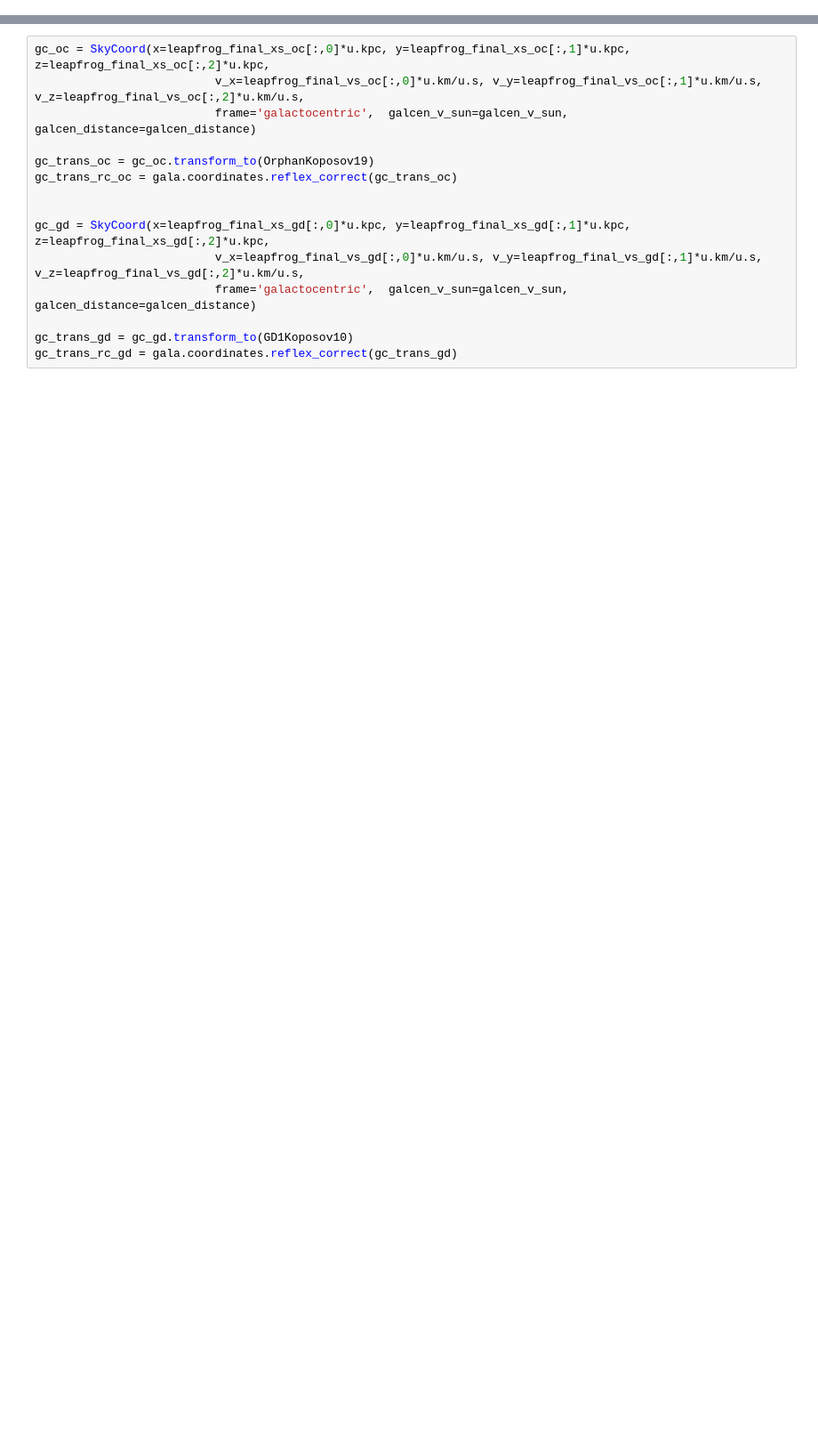
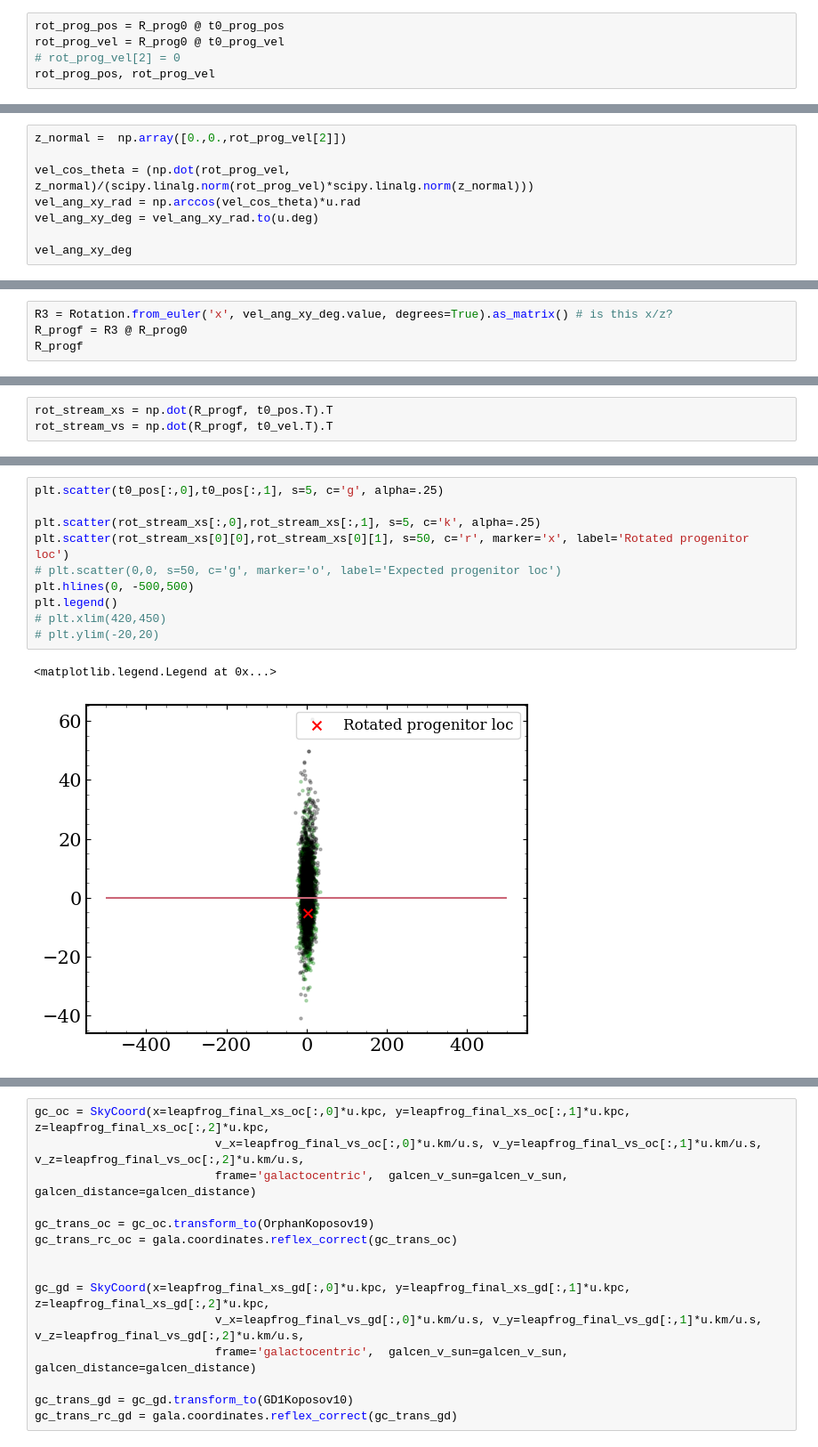
Before and after one commit to dc-broo3/oceanus, a Jupyter notebook: analysis/streamgenerator.ipynb, the cells around one changed output, grey strips where cells are left out. Shown at 89% size. Saved outputs shown, nothing was run; the diff lists cells and outputs as text; blank space fills up the shorter version.

```diff
--- a/analysis/streamgenerator.ipynb
+++ b/analysis/streamgenerator.ipynb
@@ -33,0 +89,5 @@ with h5py.File('stream-runs/Full-MWhalo-MWdisc-LMC.hdf5','r') as file:
+# %%
+rot_prog_pos = R_prog0 @ t0_prog_pos
+rot_prog_vel = R_prog0 @ t0_prog_vel
+# rot_prog_vel[2] = 0
+rot_prog_pos, rot_prog_vel
@@ -33,0 +97,8 @@ with h5py.File('stream-runs/Full-MWhalo-MWdisc-LMC.hdf5','r') as file:
+# %%
+z_normal =  np.array([0.,0.,rot_prog_vel[2]])
+
+vel_cos_theta = (np.dot(rot_prog_vel, z_normal)/(scipy.linalg.norm(rot_prog_vel)*scipy.linalg.norm(z_normal)))
+vel_ang_xy_rad = np.arccos(vel_cos_theta)*u.rad
+vel_ang_xy_deg = vel_ang_xy_rad.to(u.deg)
+
+vel_ang_xy_deg
@@ -33,0 +107,4 @@ with h5py.File('stream-runs/Full-MWhalo-MWdisc-LMC.hdf5','r') as file:
+# %%
+R3 = Rotation.from_euler('x', vel_ang_xy_deg.value, degrees=True).as_matrix() # is this x/z?
+R_progf = R3 @ R_prog0
+R_progf
@@ -33,0 +115,3 @@ with h5py.File('stream-runs/Full-MWhalo-MWdisc-LMC.hdf5','r') as file:
+# %%
+rot_stream_xs = np.dot(R_progf, t0_pos.T).T
+rot_stream_vs = np.dot(R_progf, t0_vel.T).T
@@ -33,0 +123,13 @@ with h5py.File('stream-runs/Full-MWhalo-MWdisc-LMC.hdf5','r') as file:
+# %%
+plt.scatter(t0_pos[:,0],t0_pos[:,1], s=5, c='g', alpha=.25)
+
+plt.scatter(rot_stream_xs[:,0],rot_stream_xs[:,1], s=5, c='k', alpha=.25)
+plt.scatter(rot_stream_xs[0][0],rot_stream_xs[0][1], s=50, c='r', marker='x', label='Rotated progenitor loc')
+# plt.scatter(0,0, s=50, c='g', marker='o', label='Expected progenitor loc')
+plt.hlines(0, -500,500)
+plt.legend()
+# plt.xlim(420,450)
+# plt.ylim(-20,20)
+# %% [output]
+<matplotlib.legend.Legend at 0x...>
+[figure, added]
```
Also changed, not shown: parts of 20 cells of this notebook, 3 other files.
